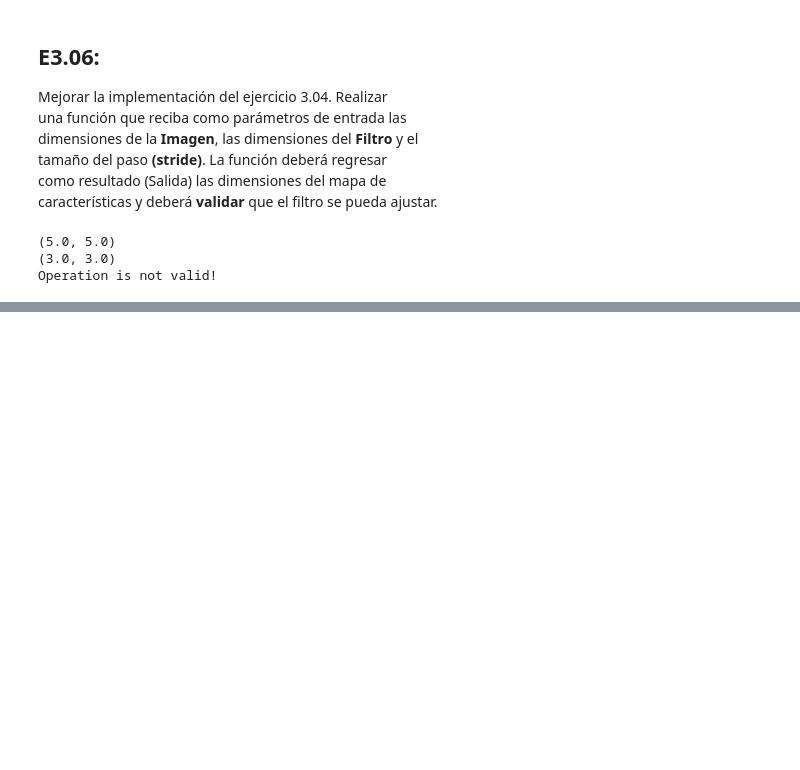
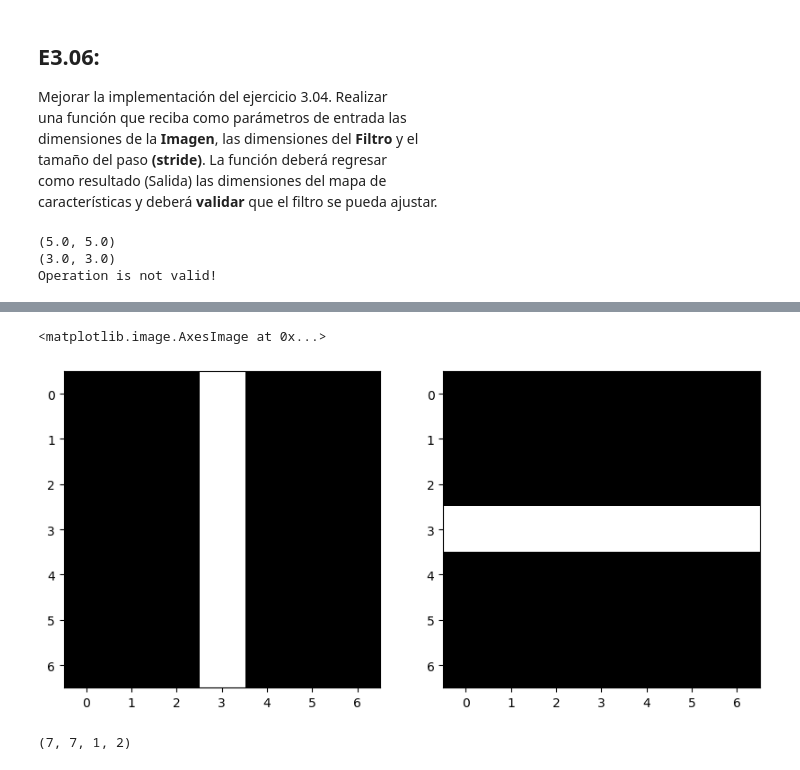
Before and after one commit to Daniels1610/DL008-Dagraz, a Jupyter notebook: E03.ipynb, the cells around one changed output, grey strips where cells are left out. Drawn from its saved outputs; the diff is of its cells as text; code cells hidden in the pictures; blank space fills up the shorter version.

```diff
--- a/E03.ipynb
+++ b/E03.ipynb
@@ -75,0 +116,4 @@ Operation is not valid!
+# %%
+vertical = np.zeros((7,6))
+vertical = np.insert(vertical, vertical.shape[0]//2, np.ones(vertical.shape[0]), axis=1)
+vertical
@@ -75,0 +128,4 @@ Operation is not valid!
+# %%
+horizontal = np.zeros((6,7))
+horizontal = np.insert(horizontal, horizontal.shape[1]//2, np.ones(vertical.shape[0]), axis=0)
+horizontal
@@ -75,0 +140,18 @@ Operation is not valid!
+# %%
+fig = plt.figure(figsize=(10, 10))
+rows=1; cols=2
+
+fig.add_subplot(rows,cols, 1);
+plt.imshow(vertical, cmap='gray')
+
+fig.add_subplot(rows,cols, 2);
+plt.imshow(horizontal, cmap='gray')
+# %% [output]
+<matplotlib.image.AxesImage at 0x...>
+[figure, added]
+# %%
+filters = np.stack((horizontal, vertical), axis=2)
+filters = np.reshape(filters, newshape=(horizontal.shape[0],vertical.shape[0],1,2))
+filters.shape
+# %% [output]
+(7, 7, 1, 2)
```
Also changed, not shown: parts of 16 cells of this notebook.
